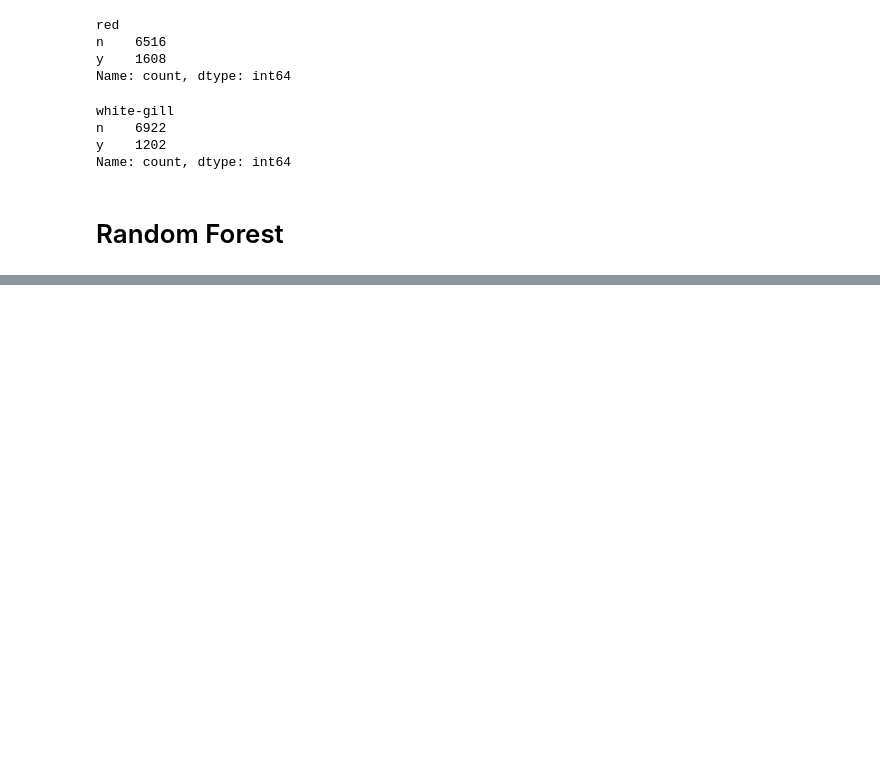
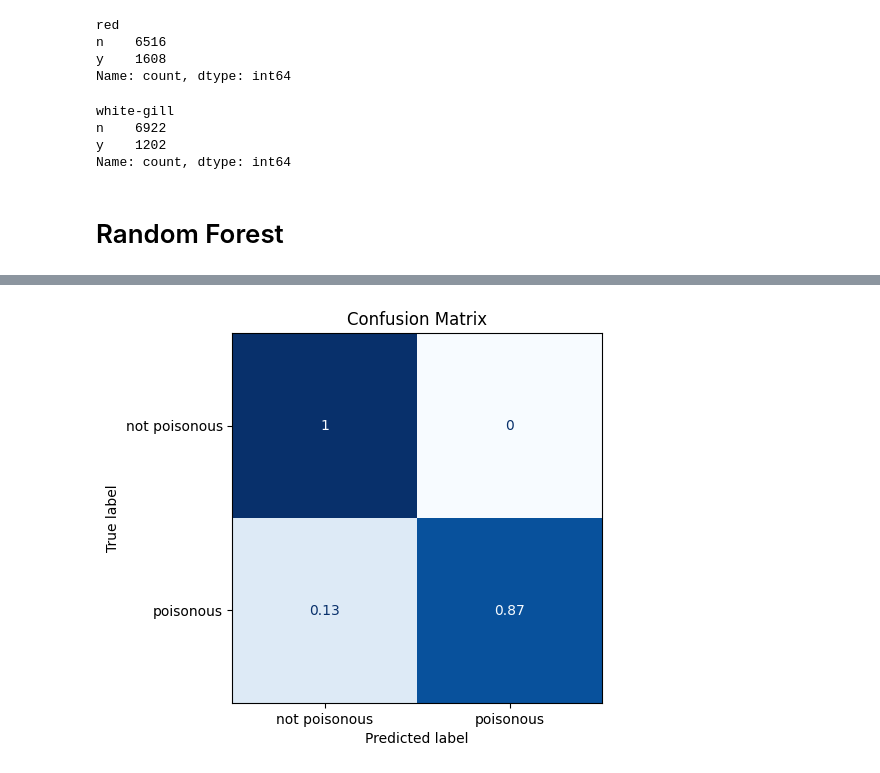
Before and after one commit to Vivian-Ellis/ML, a Jupyter notebook: Mushroom Classification : Random Forest/random_forest.ipynb, the cells around one changed output, grey strips where cells are left out. Drawn from its saved outputs; the diff is of its cells as text; code cells hidden in the pictures; blank space fills up the shorter version.

Commit message:
confusion matrix

```diff
--- a/Mushroom Classification : Random Forest/random_forest.ipynb
+++ b/Mushroom Classification : Random Forest/random_forest.ipynb
@@ -237,3 +237,18 @@ Training set accuracy: 0.9520
+# %%
+disp = ConfusionMatrixDisplay.from_estimator(
+    pipeline,
+    X_test,
+    y_test,
+    display_labels=['not poisonous', 'poisonous'],
+    cmap=plt.cm.Blues,
+    normalize='true',
+    colorbar=False
+)
+disp.ax_.set_title('Confusion Matrix')
+
+plt.show()
+# %% [output]
+[figure, added]
 # %%
 data = {
     'name': [
```
Also changed, not shown: parts of 5 cells of this notebook.
